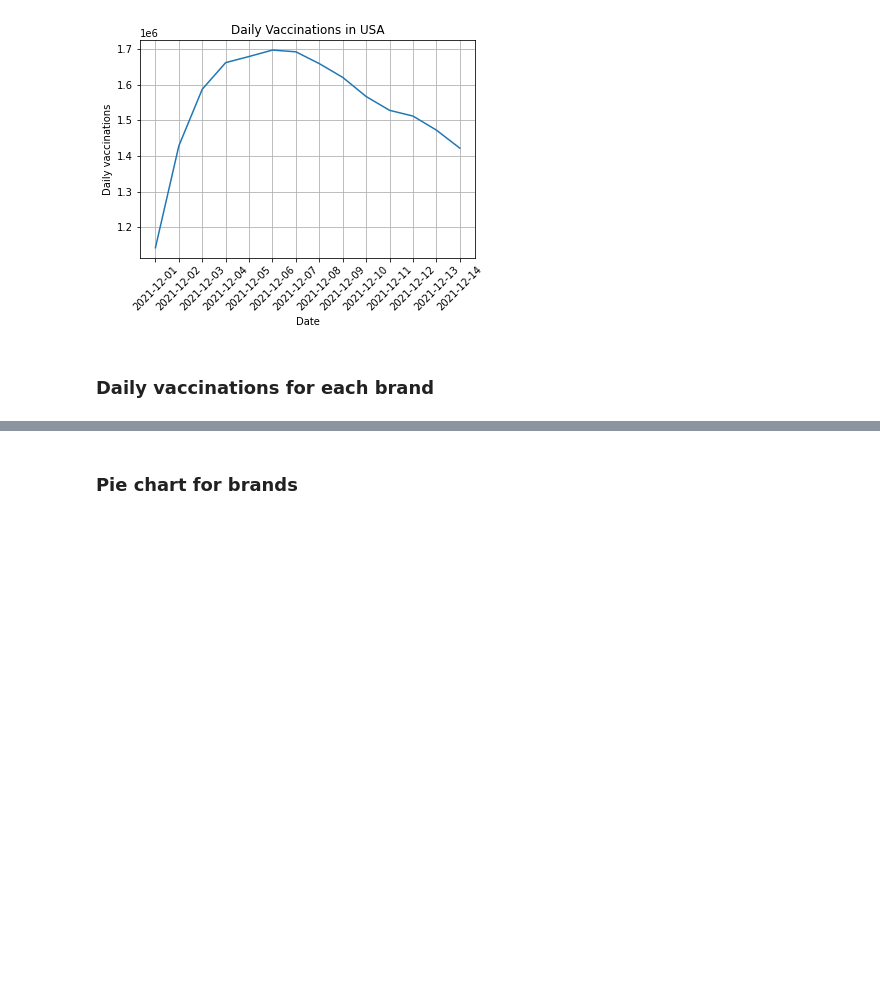
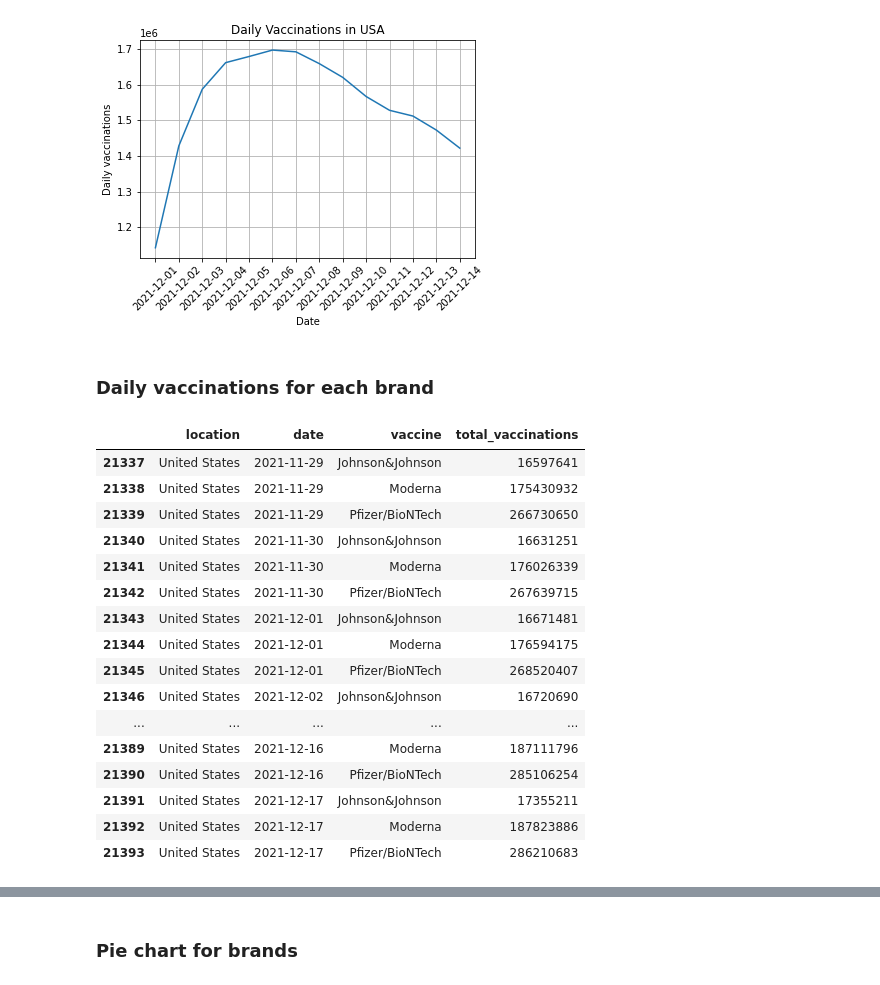
Before and after one commit to theQuert/inlpfun, a Jupyter notebook: Demo/Analysis_of_Covid19_Vaccination_tweets_omicron.ipynb, the cells around one changed output, grey strips where cells are left out. Drawn from its saved outputs; the diff is of its cells as text; code cells hidden in the pictures; blank space fills up the shorter version.

```diff
--- a/Demo/Analysis_of_Covid19_Vaccination_tweets_omicron.ipynb
+++ b/Demo/Analysis_of_Covid19_Vaccination_tweets_omicron.ipynb
@@ -928,5 +928,25 @@ df_brand = pd.read_csv('country_vaccinations_by_manufacturer.csv')
 # %%
 df_brand = df_brand.loc[df_brand['location']=='United States']
+# %%
+df_brand.tail(57)
+# %% [output]
+|  | location | date | vaccine | total_vaccinations |
+| 21337 | United States | 2021-11-29 | Johnson&Johnson | 16597641 |
+| 21338 | United States | 2021-11-29 | Moderna | 175430932 |
+| 21339 | United States | 2021-11-29 | Pfizer/BioNTech | 266730650 |
+| 21340 | United States | 2021-11-30 | Johnson&Johnson | 16631251 |
+| 21341 | United States | 2021-11-30 | Moderna | 176026339 |
+| 21342 | United States | 2021-11-30 | Pfizer/BioNTech | 267639715 |
+| 21343 | United States | 2021-12-01 | Johnson&Johnson | 16671481 |
+| 21344 | United States | 2021-12-01 | Moderna | 176594175 |
+| 21345 | United States | 2021-12-01 | Pfizer/BioNTech | 268520407 |
+| 21346 | United States | 2021-12-02 | Johnson&Johnson | 16720690 |
+| ... | ... | ... | ... | ... |
+| 21389 | United States | 2021-12-16 | Moderna | 187111796 |
+| 21390 | United States | 2021-12-16 | Pfizer/BioNTech | 285106254 |
+| 21391 | United States | 2021-12-17 | Johnson&Johnson | 17355211 |
+| 21392 | United States | 2021-12-17 | Moderna | 187823886 |
+| 21393 | United States | 2021-12-17 | Pfizer/BioNTech | 286210683 |
 # %%
 #@title Time Inputs
 df_brand_weeks = df_brand.copy()
```
Also changed, not shown: parts of 7 cells of this notebook.
